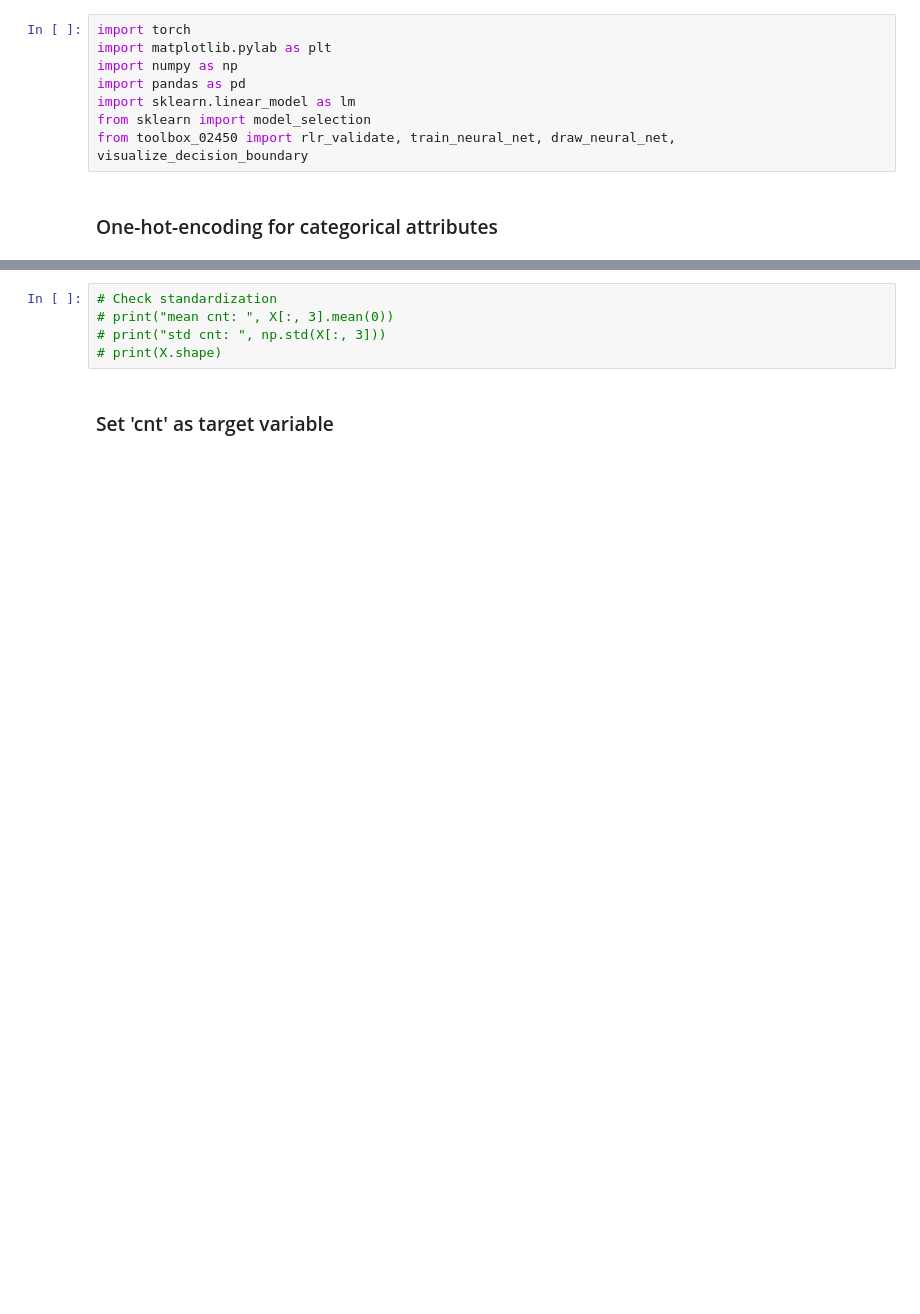
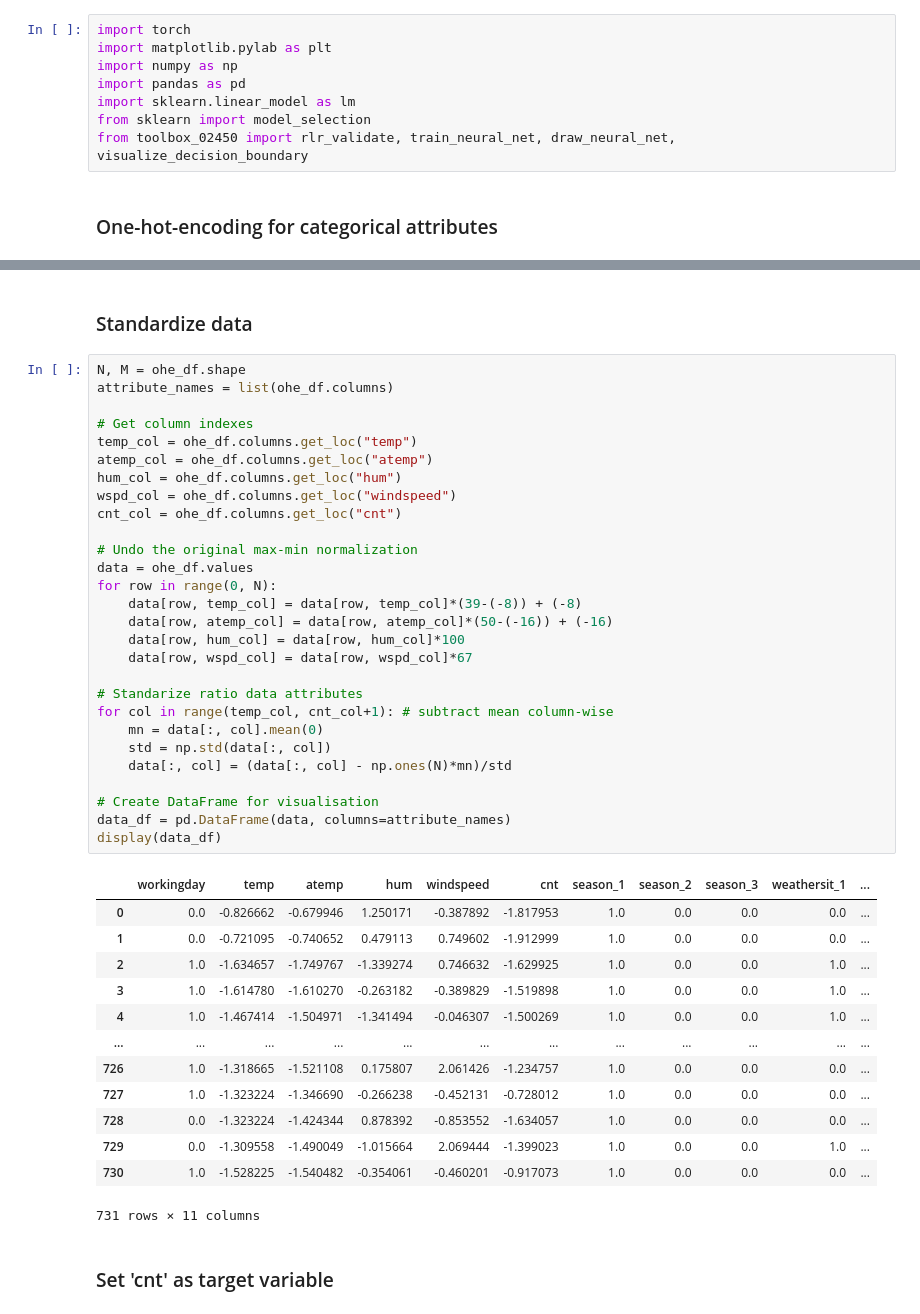
Before and after one commit to yufanana/MachineLearning02450, a Jupyter notebook: Scripts/project2_regression_main.ipynb, the cells around one changed output, grey strips where cells are left out. Saved outputs shown, nothing was run; the diff lists cells and outputs as text; blank space fills up the shorter version.

```diff
--- a/Scripts/project2_regression_main.ipynb
+++ b/Scripts/project2_regression_main.ipynb
@@ -84,8 +37,47 @@ display(data_df)
-# %%
-# Check standardization
-# print("mean cnt: ", X[:, 3].mean(0))
-# print("std cnt: ", np.std(X[:, 3]))
-# print(X.shape)
+# %% [markdown]
+### Standardize data
+# %%
+N, M = ohe_df.shape
+attribute_names = list(ohe_df.columns)
+
+# Get column indexes
+temp_col = ohe_df.columns.get_loc("temp")
+atemp_col = ohe_df.columns.get_loc("atemp")
+hum_col = ohe_df.columns.get_loc("hum")
+wspd_col = ohe_df.columns.get_loc("windspeed")
+cnt_col = ohe_df.columns.get_loc("cnt")
+
+# Undo the original max-min normalization
+data = ohe_df.values
+for row in range(0, N):
+    data[row, temp_col] = data[row, temp_col]*(39-(-8)) + (-8)
+    data[row, atemp_col] = data[row, atemp_col]*(50-(-16)) + (-16)
+    data[row, hum_col] = data[row, hum_col]*100
+    data[row, wspd_col] = data[row, wspd_col]*67
+
+# Standarize ratio data attributes
+for col in range(temp_col, cnt_col+1): # subtract mean column-wise
+    mn = data[:, col].mean(0)
+    std = np.std(data[:, col])
+    data[:, col] = (data[:, col] - np.ones(N)*mn)/std
+
+# Create DataFrame for visualisation
+data_df = pd.DataFrame(data, columns=attribute_names)
+display(data_df)
+# %% [output]
+|  | workingday | temp | atemp | hum | windspeed | cnt | season_1 | season_2 | season_3 | weathersit_1 | ... |
+| 0 | 0.0 | -0.826662 | -0.679946 | 1.250171 | -0.387892 | -1.817953 | 1.0 | 0.0 | 0.0 | 0.0 | ... |
+| 1 | 0.0 | -0.721095 | -0.740652 | 0.479113 | 0.749602 | -1.912999 | 1.0 | 0.0 | 0.0 | 0.0 | ... |
+| 2 | 1.0 | -1.634657 | -1.749767 | -1.339274 | 0.746632 | -1.629925 | 1.0 | 0.0 | 0.0 | 1.0 | ... |
+| 3 | 1.0 | -1.614780 | -1.610270 | -0.263182 | -0.389829 | -1.519898 | 1.0 | 0.0 | 0.0 | 1.0 | ... |
+| 4 | 1.0 | -1.467414 | -1.504971 | -1.341494 | -0.046307 | -1.500269 | 1.0 | 0.0 | 0.0 | 1.0 | ... |
+| ... | ... | ... | ... | ... | ... | ... | ... | ... | ... | ... | ... |
+| 726 | 1.0 | -1.318665 | -1.521108 | 0.175807 | 2.061426 | -1.234757 | 1.0 | 0.0 | 0.0 | 0.0 | ... |
+| 727 | 1.0 | -1.323224 | -1.346690 | -0.266238 | -0.452131 | -0.728012 | 1.0 | 0.0 | 0.0 | 0.0 | ... |
+| 728 | 0.0 | -1.323224 | -1.424344 | 0.878392 | -0.853552 | -1.634057 | 1.0 | 0.0 | 0.0 | 0.0 | ... |
+| 729 | 0.0 | -1.309558 | -1.490049 | -1.015664 | 2.069444 | -1.399023 | 1.0 | 0.0 | 0.0 | 1.0 | ... |
+| 730 | 1.0 | -1.528225 | -1.540482 | -0.354061 | -0.460201 | -0.917073 | 1.0 | 0.0 | 0.0 | 0.0 | ... |
+731 rows × 11 columns
 # %% [markdown]
 ### Set 'cnt' as target variable
 # %%
```
Also changed, not shown: parts of 16 cells of this notebook.
